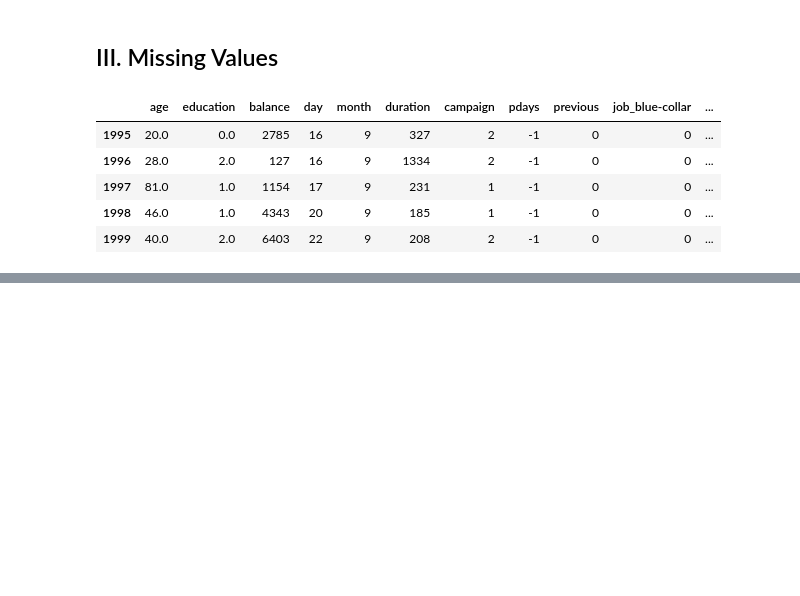
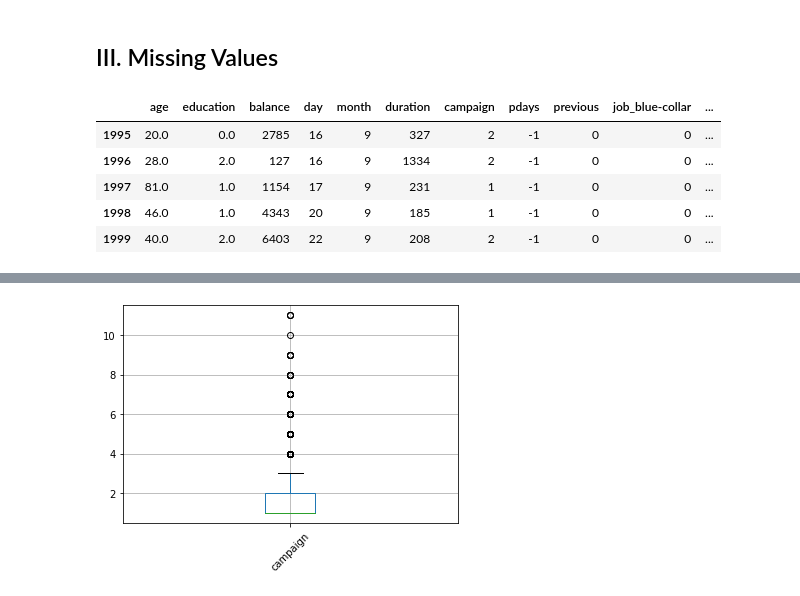
Before and after one commit to LenaStolz/CS4168_Data.Mining, a Jupyter notebook: lab2.ipynb, the cells around one changed output, grey strips where cells are left out. Drawn from its saved outputs; the diff is of its cells as text; code cells hidden in the pictures; blank space fills up the shorter version.

```diff
--- a/lab2.ipynb
+++ b/lab2.ipynb
@@ -139,0 +210,6 @@ plt.show()
+# %%
+dataFrame.boxplot(column = ['campaign'], rot = 45)
+plt.title("")
+plt.show()
+# %% [output]
+[figure, added]
```
Also changed, not shown: parts of 33 cells of this notebook.
